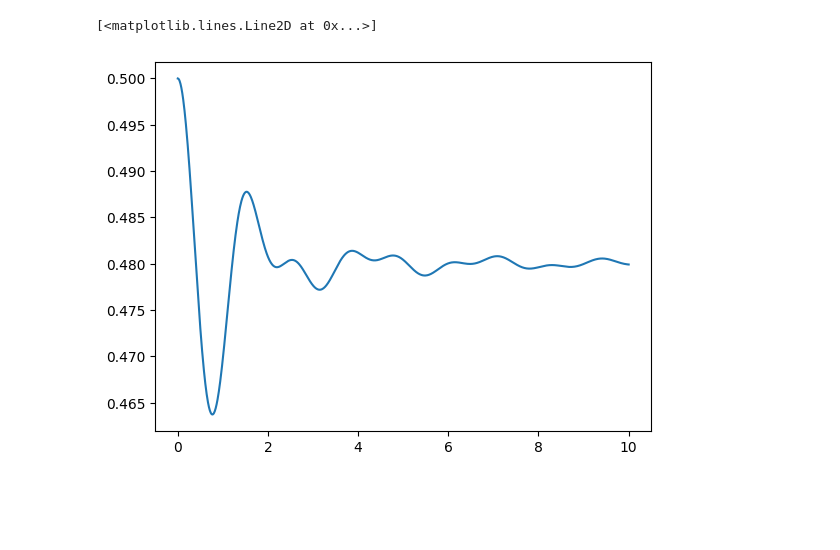
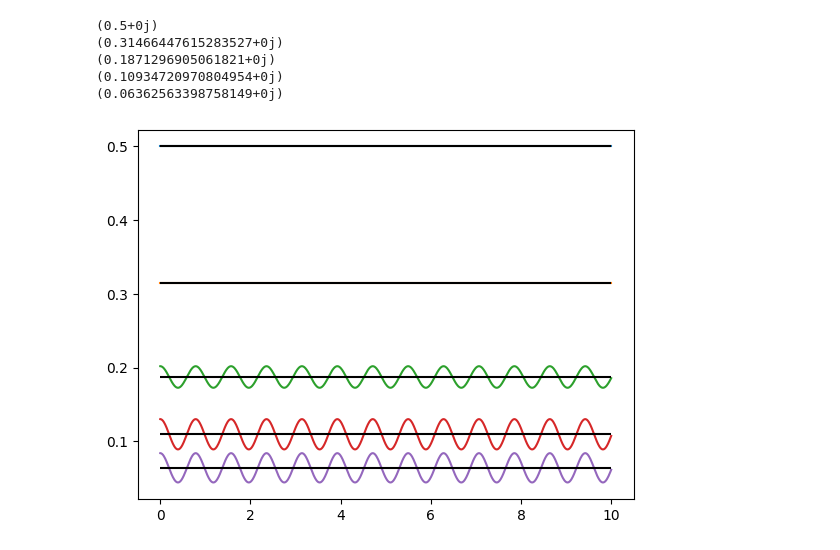
Before and after one commit to KristianMunnikhuis/subsystem_loschmidt_echo, a Jupyter notebook: scripts/0_quench_then_hold/sudden_quench.ipynb, the cells around one changed output. Drawn from its saved outputs; the diff is of its cells as text; code cells hidden in the pictures; blank space fills up the shorter version.

```diff
--- a/scripts/0_quench_then_hold/sudden_quench.ipynb
+++ b/scripts/0_quench_then_hold/sudden_quench.ipynb
@@ -62,18 +62,12 @@ def landau_states(L,g0,gf,t_eval):
     states = [[us[:, i], vs[:, i], k] for i in range(len(t_eval))]
     return states, t_eval
 # %%
-g0= 100
-for gf in np.linspace(0,1,10):
-    t_eval = np.linspace(0,10,1000)
-    states,t_eval= landau_states(100,g0,gf,t_eval)
-    dat=[]
-    dat2=[]
-    for s in states:
-        dat.append(kz.P_n(2,s))
-        dat2.append(kz.P_n(5,s))
-    dat = array(dat)
-    dat2 = array(dat2)
-    plot(t_eval,-log(dat))
-    title(f"{gf}")
-    scatter(t_eval,-log(dat2),s=5)
-    show()
+g0= 2
+gf = 0
+ns = np.arange(1,6)
+t_eval = np.linspace(0,10,1000)
+states,t_eval= landau_states(100,g0,gf,t_eval)
+dat=[]
+for s in states:
+    dat.append([kz.P_n(ni,s) for ni in ns])
+dat =array(dat)
@@ -91,4 +74,12 @@ for gf in np.linspace(0,1,10):
 # %%
+for d in dat.T:
+    plot(t_eval,d)
+    plt.hlines(np.average(d),t_eval[0],t_eval[-1],colors="black")
+    print(np.average(d))
 # %% [output]
-[<matplotlib.lines.Line2D at 0x...>]
+(0.5+0j)
+(0.31466447615283527+0j)
+(0.1871296905061821+0j)
+(0.10934720970804954+0j)
+(0.06362563398758149+0j)
-[figure, old version]
+[figure, new version]
```
Also changed, not shown: parts of 1 cell of this notebook, 2 other files.
